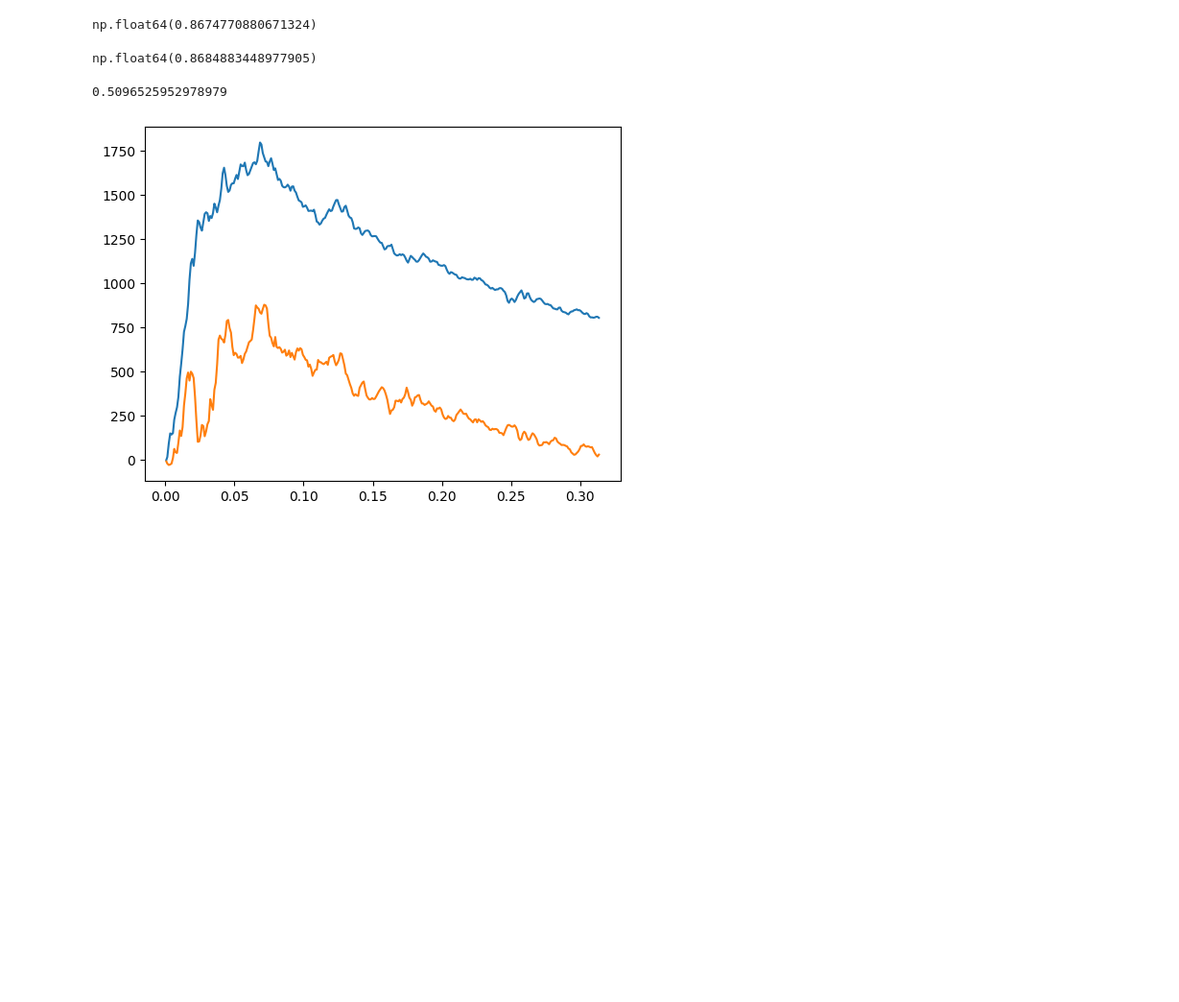
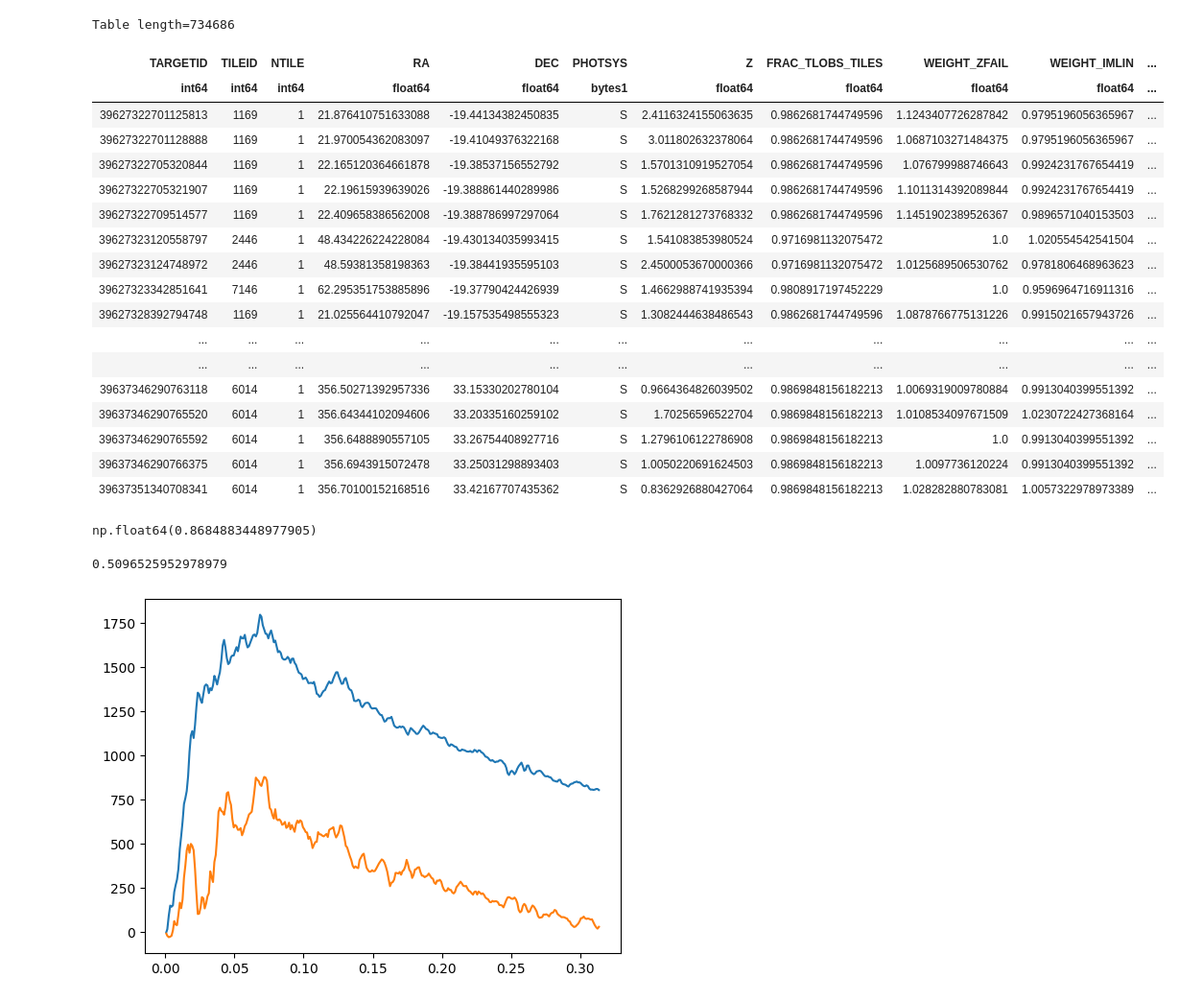
Before and after one commit to ShengyuHE/desi_y3_blinded_data_splits, a Jupyter notebook: main/notebooks/check_data.ipynb, the cells around one changed output. Shown at 96% size. Saved outputs shown, nothing was run; the diff lists cells and outputs as text; code cells hidden in the pictures; blank space fills up the shorter version.

```diff
--- a/main/notebooks/check_data.ipynb
+++ b/main/notebooks/check_data.ipynb
@@ -51,11 +109,32 @@ for region in ['NGC', 'SGC' , 'N', 'S', 'noDES', 'SnoDES']:
 # %%
-cat_fn = '/dvs_ro/cfs/cdirs/desi/survey/catalogs/DA2/LSS/loa-v1/LSScats/v2/nonKP/QSO_SGC_clustering.dat.fits'
+cat_fn = '/dvs_ro/cfs/cdirs/desi/survey/catalogs/DA2/LSS/loa-v1/LSScats/v2/nonKP/QSO_zcmb_SGC_clustering.dat.fits'
+
+# /dvs_ro/cfs/cdirs/desi/survey/catalogs/DA2/LSS/loa-v1/LSScats/v2/nonKP/LRG_zcmb_NGC_clustering.dat.fits
+# LRG_zcmb_NGC_clustering.dat.fits
 
 cat = Table.read(cat_fn)
-
-np.mean(cat['WEIGHT_FKP'])
+cat
+# np.mean(cat['WEIGHT_FKP'])
 # %% [output]
-np.float64(0.8674770880671324)
+Table length=734686
+| TARGETID | TILEID | NTILE | RA | DEC | PHOTSYS | Z | FRAC_TLOBS_TILES | WEIGHT_ZFAIL | WEIGHT_IMLIN | ... |
+| int64 | int64 | int64 | float64 | float64 | bytes1 | float64 | float64 | float64 | float64 | ... |
+| 39627322701125813 | 1169 | 1 | 21.876410751633088 | -19.44134382450835 | S | 2.4116324155063635 | 0.9862681744749596 | 1.1243407726287842 | 0.9795196056365967 | ... |
+| 39627322701128888 | 1169 | 1 | 21.970054362083097 | -19.41049376322168 | S | 3.011802632378064 | 0.9862681744749596 | 1.0687103271484375 | 0.9795196056365967 | ... |
+| 39627322705320844 | 1169 | 1 | 22.165120364661878 | -19.38537156552792 | S | 1.5701310919527054 | 0.9862681744749596 | 1.076799988746643 | 0.9924231767654419 | ... |
+| 39627322705321907 | 1169 | 1 | 22.19615939639026 | -19.388861440289986 | S | 1.5268299268587944 | 0.9862681744749596 | 1.1011314392089844 | 0.9924231767654419 | ... |
+| 39627322709514577 | 1169 | 1 | 22.409658386562008 | -19.388786997297064 | S | 1.7621281273768332 | 0.9862681744749596 | 1.1451902389526367 | 0.9896571040153503 | ... |
+| 39627323120558797 | 2446 | 1 | 48.434226224228084 | -19.430134035993415 | S | 1.541083853980524 | 0.9716981132075472 | 1.0 | 1.020554542541504 | ... |
+| 39627323124748972 | 2446 | 1 | 48.59381358198363 | -19.38441935595103 | S | 2.4500053670000366 | 0.9716981132075472 | 1.0125689506530762 | 0.9781806468963623 | ... |
+| 39627323342851641 | 7146 | 1 | 62.295351753885896 | -19.37790424426939 | S | 1.4662988741935394 | 0.9808917197452229 | 1.0 | 0.9596964716911316 | ... |
+| 39627328392794748 | 1169 | 1 | 21.025564410792047 | -19.157535498555323 | S | 1.3082444638486543 | 0.9862681744749596 | 1.0878766775131226 | 0.9915021657943726 | ... |
+| ... | ... | ... | ... | ... | ... | ... | ... | ... | ... | ... |
+| ... | ... | ... | ... | ... | ... | ... | ... | ... | ... | ... |
+| 39637346290763118 | 6014 | 1 | 356.50271392957336 | 33.15330202780104 | S | 0.9664364826039502 | 0.9869848156182213 | 1.0069319009780884 | 0.9913040399551392 | ... |
+| 39637346290765520 | 6014 | 1 | 356.64344102094606 | 33.20335160259102 | S | 1.70256596522704 | 0.9869848156182213 | 1.0108534097671509 | 1.0230722427368164 | ... |
+| 39637346290765592 | 6014 | 1 | 356.6488890557105 | 33.26754408927716 | S | 1.2796106122786908 | 0.9869848156182213 | 1.0 | 0.9913040399551392 | ... |
+| 39637346290766375 | 6014 | 1 | 356.6943915072478 | 33.25031298893403 | S | 1.0050220691624503 | 0.9869848156182213 | 1.0097736120224 | 0.9913040399551392 | ... |
+| 39637351340708341 | 6014 | 1 | 356.70100152168516 | 33.42167707435362 | S | 0.8362926880427064 | 0.9869848156182213 | 1.028282880783081 | 1.0057322978973389 | ... |
 # %%
 cat_fn = '/dvs_ro/cfs/cdirs/desi/survey/catalogs/DA2/LSS/loa-v1/LSScats/v2/nonKP/QSO_NGC_clustering.dat.fits'
 
```
Also changed, not shown: parts of 6 cells of this notebook, 14 other files.
